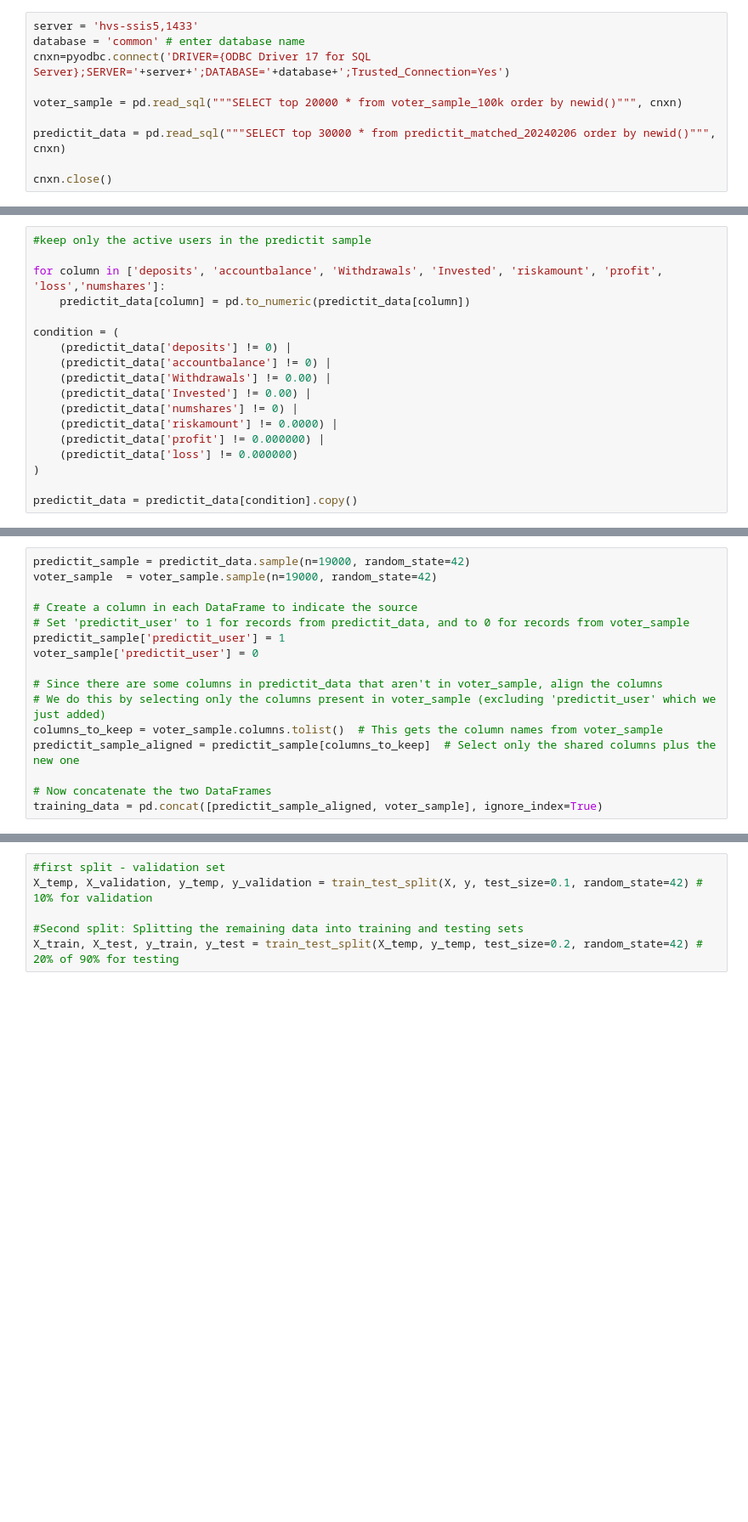
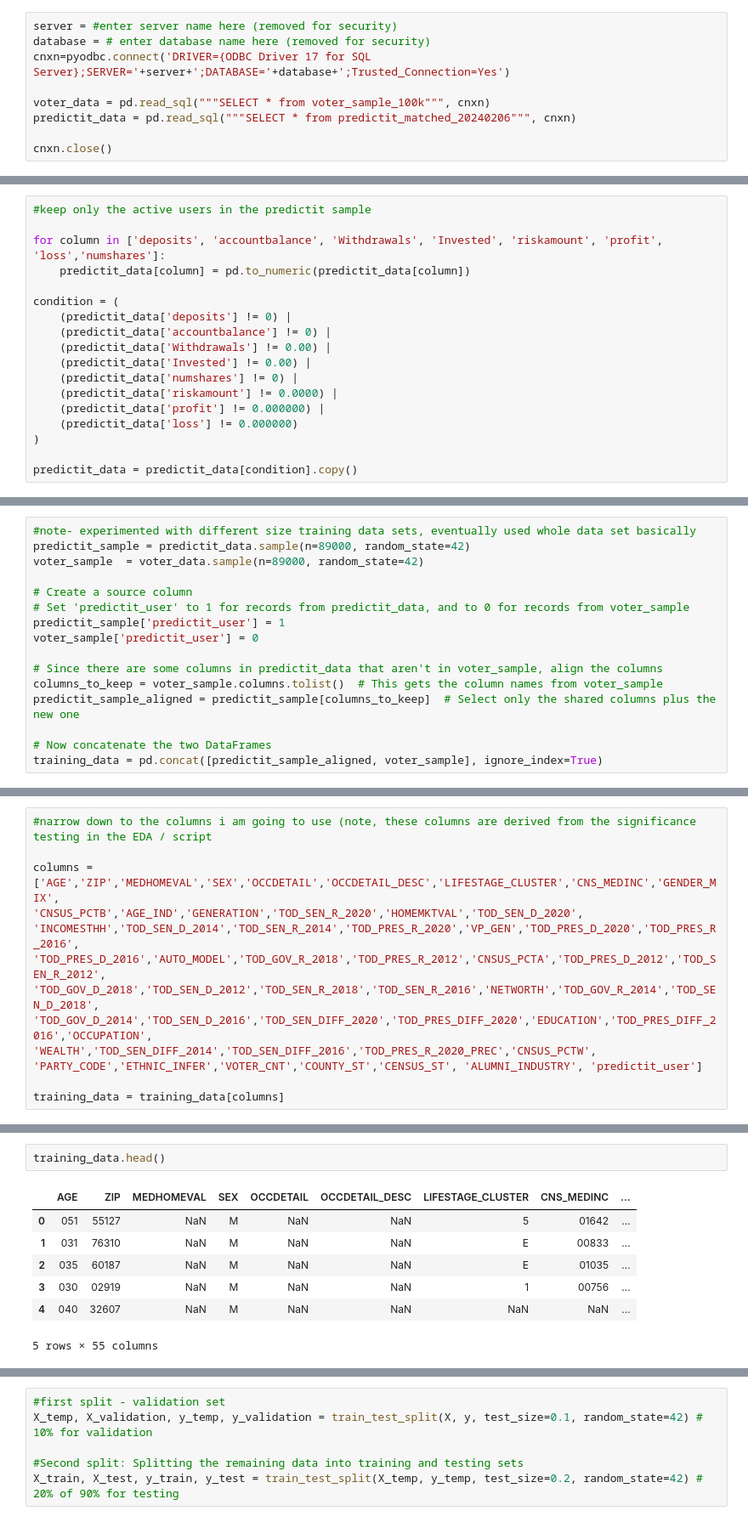
Before and after one commit to ackaplan/capstone, a Jupyter notebook: PredictIT_Modeling_Likely_Users.ipynb, the cells around one changed output, grey strips where cells are left out. Shown: that part at 85% size. Drawn from its saved outputs; the diff is of its cells as text; blank space fills up the shorter version.

```diff
--- a/PredictIT_Modeling_Likely_Users.ipynb
+++ b/PredictIT_Modeling_Likely_Users.ipynb
@@ -16,10 +17,9 @@ from sklearn.dummy import DummyClassifier
 # %%
-server = 'hvs-ssis5,1433'
-database = 'common' # enter database name
+server = #enter server name here (removed for security)
+database = # enter database name here (removed for security)
 cnxn=pyodbc.connect('DRIVER={ODBC Driver 17 for SQL Server};SERVER='+server+';DATABASE='+database+';Trusted_Connection=Yes')
 
-voter_sample = pd.read_sql("""SELECT top 20000 * from voter_sample_100k order by newid()""", cnxn)
-
-predictit_data = pd.read_sql("""SELECT top 30000 * from predictit_matched_20240206 order by newid()""", cnxn)
+voter_data = pd.read_sql("""SELECT * from voter_sample_100k""", cnxn)
+predictit_data = pd.read_sql("""SELECT * from predictit_matched_20240206""", cnxn)
 
 cnxn.close()
@@ -50,14 +56,14 @@ len(predictit_data)
 # %%
-predictit_sample = predictit_data.sample(n=19000, random_state=42)
-voter_sample  = voter_sample.sample(n=19000, random_state=42)
+#note- experimented with different size training data sets, eventually used whole data set basically
+predictit_sample = predictit_data.sample(n=89000, random_state=42)
+voter_sample  = voter_data.sample(n=89000, random_state=42)
 
-# Create a column in each DataFrame to indicate the source
+# Create a source column
 # Set 'predictit_user' to 1 for records from predictit_data, and to 0 for records from voter_sample
 predictit_sample['predictit_user'] = 1
 voter_sample['predictit_user'] = 0
 
 # Since there are some columns in predictit_data that aren't in voter_sample, align the columns
-# We do this by selecting only the columns present in voter_sample (excluding 'predictit_user' which we just added)
 columns_to_keep = voter_sample.columns.tolist()  # This gets the column names from voter_sample
 predictit_sample_aligned = predictit_sample[columns_to_keep]  # Select only the shared columns plus the new one
 
@@ -73,0 +84,13 @@ Name: predictit_user, dtype: int64
+# %%
+#narrow down to the columns i am going to use (note, these columns are derived from the significance testing in the EDA / script
+
+columns =['AGE','ZIP','MEDHOMEVAL','SEX','OCCDETAIL','OCCDETAIL_DESC','LIFESTAGE_CLUSTER','CNS_MEDINC','GENDER_MIX',
+'CNSUS_PCTB','AGE_IND','GENERATION','TOD_SEN_R_2020','HOMEMKTVAL','TOD_SEN_D_2020',
+'INCOMESTHH','TOD_SEN_D_2014','TOD_SEN_R_2014','TOD_PRES_R_2020','VP_GEN','TOD_PRES_D_2020','TOD_PRES_R_2016',
+'TOD_PRES_D_2016','AUTO_MODEL','TOD_GOV_R_2018','TOD_PRES_R_2012','CNSUS_PCTA','TOD_PRES_D_2012','TOD_SEN_R_2012',
+'TOD_GOV_D_2018','TOD_SEN_D_2012','TOD_SEN_R_2018','TOD_SEN_R_2016','NETWORTH','TOD_GOV_R_2014','TOD_SEN_D_2018',
+'TOD_GOV_D_2014','TOD_SEN_D_2016','TOD_SEN_DIFF_2020','TOD_PRES_DIFF_2020','EDUCATION','TOD_PRES_DIFF_2016','OCCUPATION',
+'WEALTH','TOD_SEN_DIFF_2014','TOD_SEN_DIFF_2016','TOD_PRES_R_2020_PREC','CNSUS_PCTW',
+'PARTY_CODE','ETHNIC_INFER','VOTER_CNT','COUNTY_ST','CENSUS_ST', 'ALUMNI_INDUSTRY', 'predictit_user']
+
+training_data = training_data[columns]
@@ -74 +100,11 @@ Name: predictit_user, dtype: int64
+# %%
+training_data.head()
+# %% [output]
+|  | AGE | ZIP | MEDHOMEVAL | SEX | OCCDETAIL | OCCDETAIL_DESC | LIFESTAGE_CLUSTER | CNS_MEDINC | ... |
+| 0 | 051 | 55127 | NaN | M | NaN | NaN | 5 | 01642 | ... |
+| 1 | 031 | 76310 | NaN | M | NaN | NaN | E | 00833 | ... |
+| 2 | 035 | 60187 | NaN | M | NaN | NaN | E | 01035 | ... |
+| 3 | 030 | 02919 | NaN | M | NaN | NaN | 1 | 00756 | ... |
+| 4 | 040 | 32607 | NaN | M | NaN | NaN | NaN | NaN | ... |
+5 rows × 55 columns
 # %%
```
Also changed, not shown: parts of 81 cells of this notebook.
